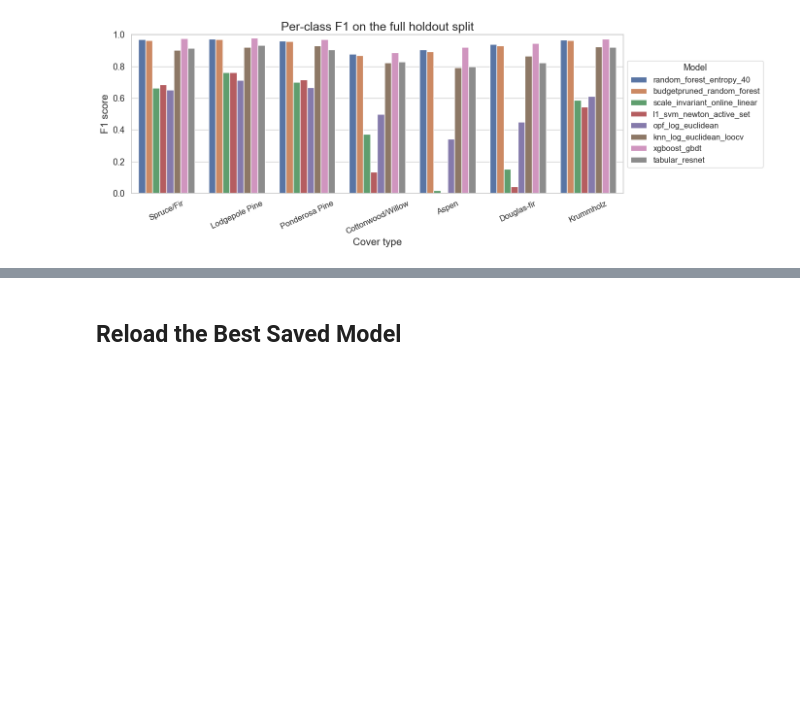
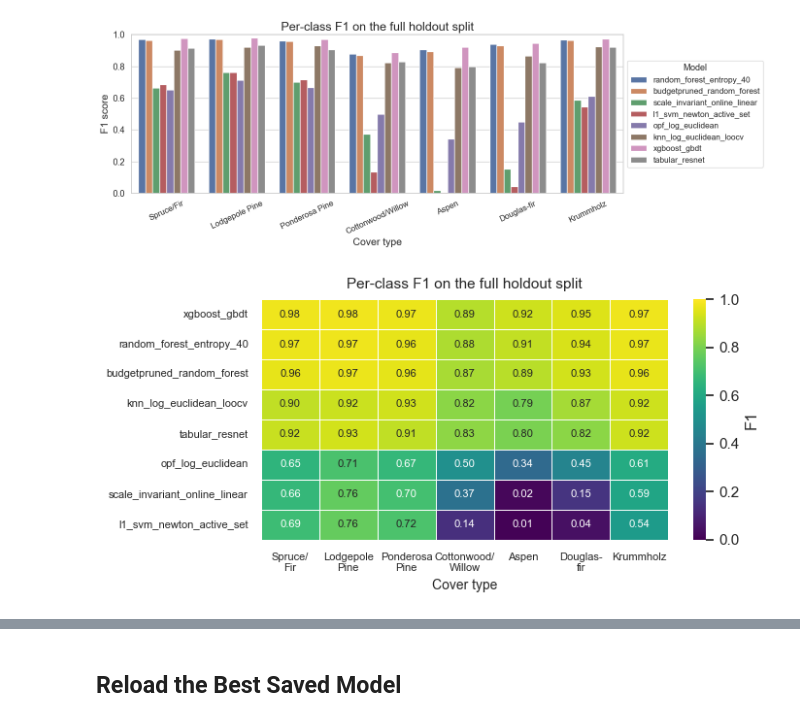
Before and after one commit to Dutzz23/Forest-Covertype-Resource-Aware-Pipeline, a Jupyter notebook: 02_Covertype_Preprocess_Tune_Train_Compare.ipynb, the cells around one changed output, grey strips where cells are left out. Drawn from its saved outputs; the diff is of its cells as text; code cells hidden in the pictures; blank space fills up the shorter version.

Commit message:
Added F1 matrix plot

```diff
--- a/02_Covertype_Preprocess_Tune_Train_Compare.ipynb
+++ b/02_Covertype_Preprocess_Tune_Train_Compare.ipynb
@@ -3896,3 +3896,62 @@ if not per_class_plot_df.empty:
     plt.show()
 # %% [output]
 [figure]
+# %%
+cover_type_labels_short = {
+    1: "Spruce/\nFir",
+    2: "Lodgepole\nPine",
+    3: "Ponderosa\nPine",
+    4: "Cottonwood/\nWillow",
+    5: "Aspen",
+    6: "Douglas-\nfir",
+    7: "Krummholz",
+}
+
+per_class_plot_df = per_class_df.copy()
+per_class_plot_df["cover_type"] = per_class_plot_df["cover_type"].astype(int)
+per_class_plot_df["cover_type_label"] = per_class_plot_df["cover_type"].map(cover_type_labels_short)
+
+heatmap_df = (
+    per_class_plot_df
+    .pivot_table(
+        index="model",
+        columns="cover_type_label",
+        values="f1",
+        aggfunc="mean",
+    )
+    .reindex(columns=list(cover_type_labels_short.values()))
+)
+
+model_order = heatmap_df.mean(axis=1).sort_values(ascending=False).index
+heatmap_df = heatmap_df.loc[model_order]
+
+fig, ax = plt.subplots(figsize=(7.2, 3.6))
+
+sns.heatmap(
+    heatmap_df,
+    annot=True,
+    fmt=".2f",
+    cmap="viridis",
+    vmin=0,
+    vmax=1,
+    linewidths=0.4,
+    linecolor="white",
+    cbar_kws={"label": "F1"},
+    annot_kws={"fontsize": 8},
+    ax=ax,
+)
+
+ax.set_title("Per-class F1 on the full holdout split", fontsize=11, pad=8)
+ax.set_xlabel("Cover type", fontsize=10)
+ax.set_ylabel("")
+ax.tick_params(axis="x", labelsize=8, rotation=0)
+ax.tick_params(axis="y", labelsize=8)
+
+plt.tight_layout()
+
+Path("figures").mkdir(exist_ok=True)
+fig.savefig("figures/per_class_f1_heatmap.png", bbox_inches="tight")
+
+plt.show()
+# %% [output]
+[figure, added]
```
Also changed, not shown: parts of 2 cells of this notebook, 2 other files.
